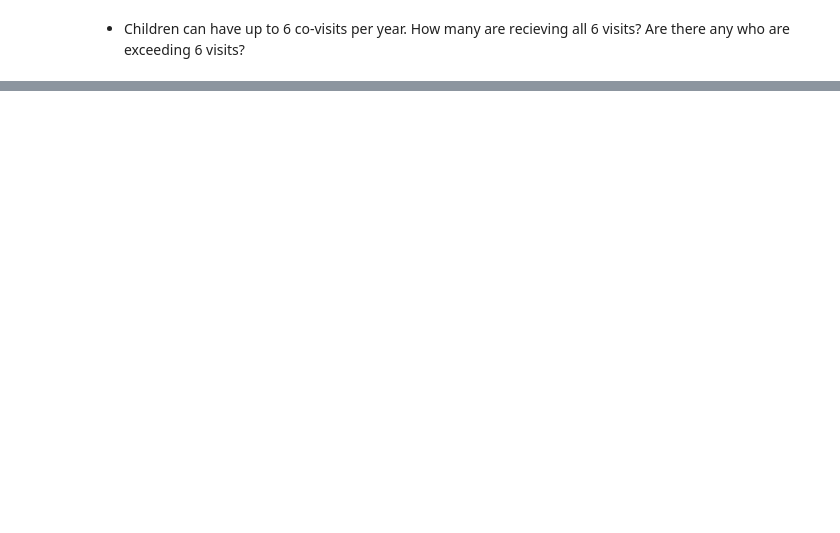
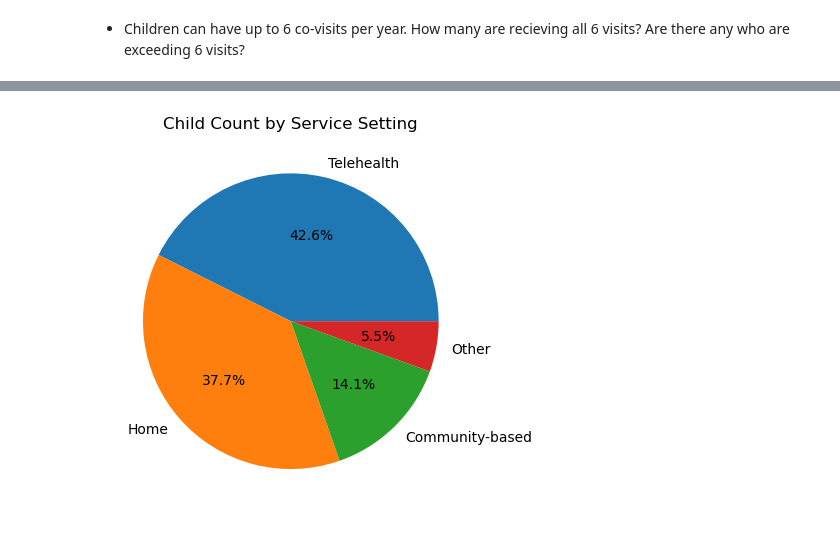
Before and after one commit to NSS-Data-Analytics-Cohort-8/teis_da8_1-sockswithsandals, a Jupyter notebook: teis.ipynb, the cells around one changed output, grey strips where cells are left out. Cells and saved outputs as stored; diff of their text form; code cells hidden in the pictures; blank space fills up the shorter version.

```diff
--- a/teis.ipynb
+++ b/teis.ipynb
@@ -224,0 +337,9 @@ plt.show()
+# %%
+# Count the unique CHILD_IDs per ADD_USER
+count_per_service_setting = teaming_df.groupby('SERVICE_SETTING')['CHILD_ID'].nunique()
+
+count_per_service_setting = count_per_service_setting.sort_values(ascending=False)
+
+
+count_per_service_setting = pd.DataFrame(count_per_service_setting)
+count_per_service_setting
@@ -224,0 +353,9 @@ plt.show()
+# %%
+# visualizing service setting breakdown
+plt.pie(count_per_service_setting['CHILD_ID'], labels=count_per_service_setting.index, autopct='%1.1f%%')
+
+plt.title('Child Count by Service Setting')
+
+plt.show()
+# %% [output]
+[figure, added]
```
Also changed, not shown: parts of 33 cells of this notebook.
